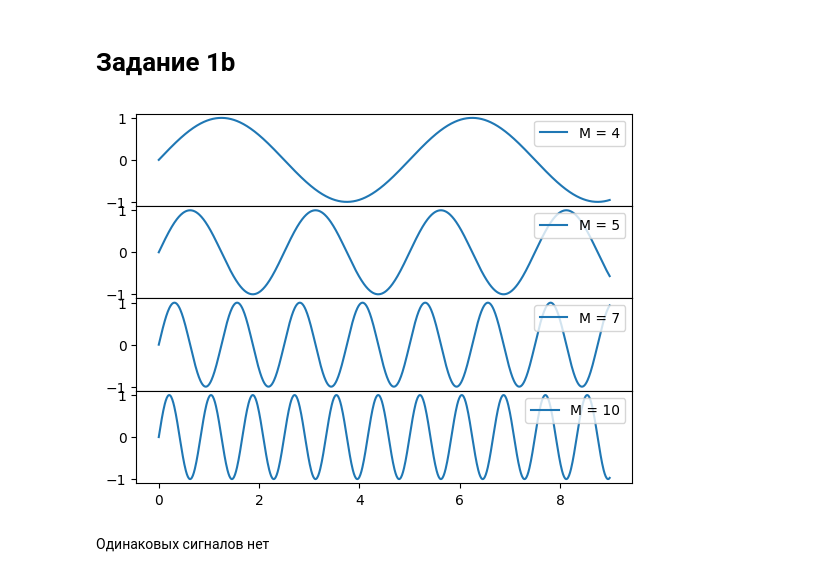
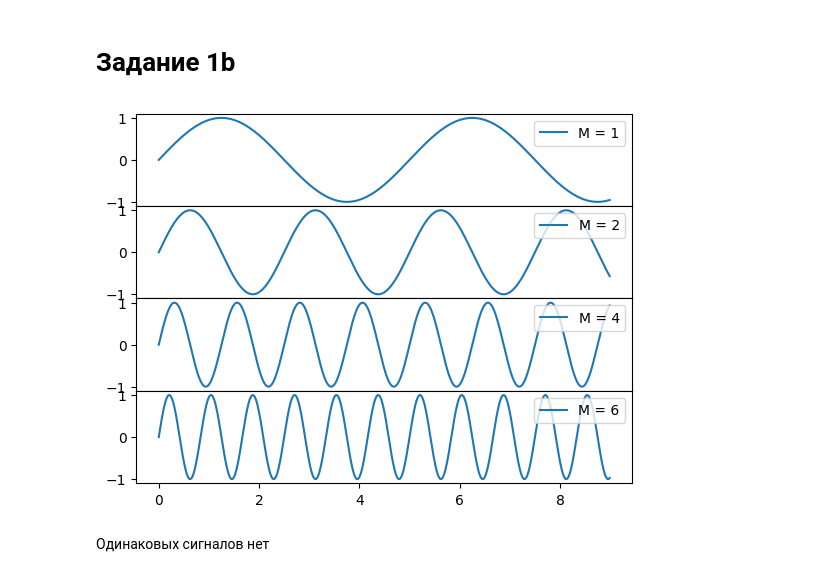
Before and after one commit to 6rayWa1cher/multimedia-tasks, a Jupyter notebook: tasks/task0211b.ipynb, the cells around one changed output. Drawn from its saved outputs; the diff is of its cells as text; code cells hidden in the pictures.

```diff
--- a/tasks/task0211b.ipynb
+++ b/tasks/task0211b.ipynb
@@ -40,16 +42,16 @@ $$ T = |\frac{n}{m}|$$
 # %%
 k = np.atleast_2d(np.array([1, 2, 4, 6]))
 x = np.arange(0, 9, 0.01)
 y = np.sin(2 * np.pi * k.T * x / 5)
 
 plt.subplots_adjust(hspace=0.000)
 fig = plt.figure(1)
-for i, (y_local, m_val) in enumerate(zip(y, m[0])):
-    ax = fig.add_subplot(m.shape[1], 1, i + 1)
+for i, (y_local, m_val) in enumerate(zip(y, k[0])):
+    ax = fig.add_subplot(k.shape[1], 1, i + 1)
     ax.plot(x, y_local, label=f'M = {m_val}')
     ax.legend(loc='upper right')
 # %% [output]
-[figure, old version]
+[figure, new version]
 # %% [markdown]
 Одинаковых сигналов нет
 # %% [markdown]
```
Also changed, not shown: parts of 21 cells of this notebook.
